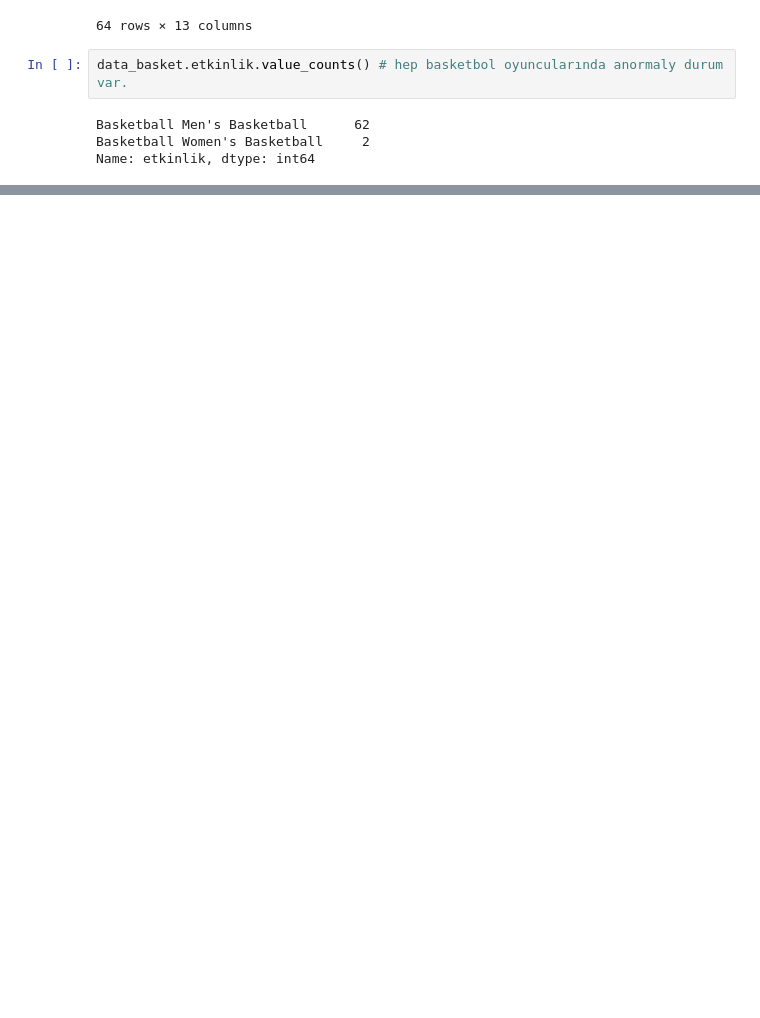
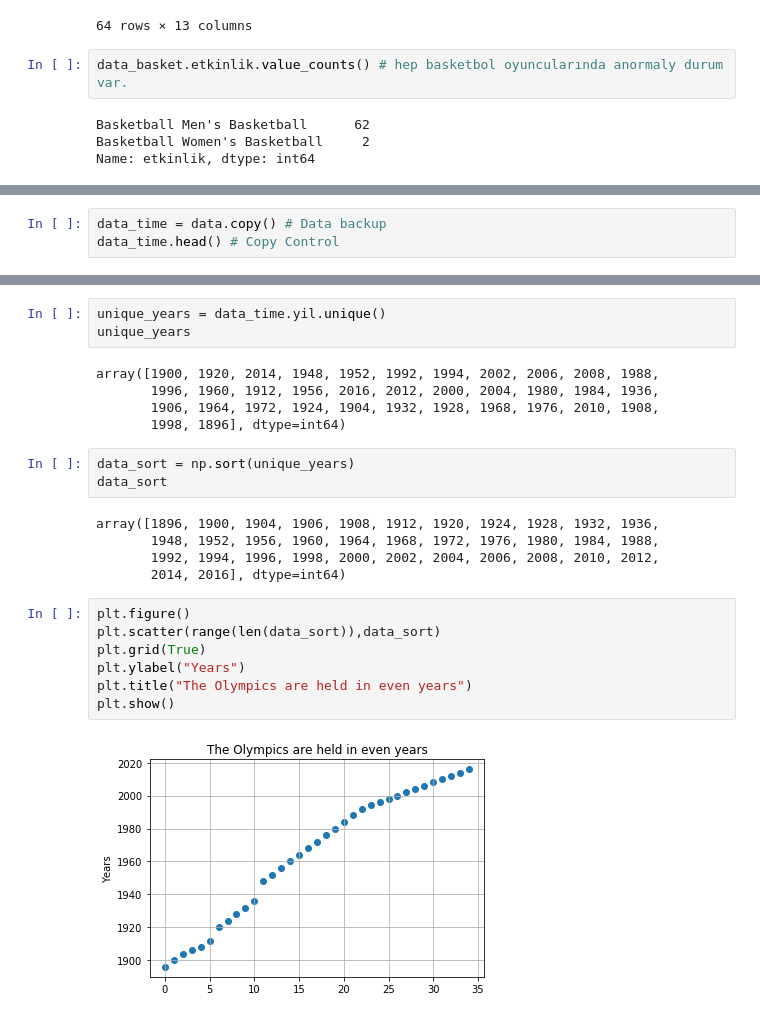
Before and after one commit to muratgoktas/DataScienceWithPython, a Jupyter notebook: OlimpiyatlarVeriSeti.ipynb, the cells around one changed output, grey strips where cells are left out. Drawn from its saved outputs; the diff is of its cells as text; blank space fills up the shorter version.

Commit message:
A-04) New code (In[68] between [74]) added for Time Series Data's Analyse.

```diff
--- a/OlimpiyatlarVeriSeti.ipynb
+++ b/OlimpiyatlarVeriSeti.ipynb
@@ -601,0 +606,3 @@ Name: etkinlik, dtype: int64
+# %%
+data_time = data.copy() # Data backup
+data_time.head() # Copy Control
@@ -601,0 +616,25 @@ Name: etkinlik, dtype: int64
+# %%
+unique_years = data_time.yil.unique()
+unique_years
+# %% [output]
+array([1900, 1920, 2014, 1948, 1952, 1992, 1994, 2002, 2006, 2008, 1988,
+       1996, 1960, 1912, 1956, 2016, 2012, 2000, 2004, 1980, 1984, 1936,
+       1906, 1964, 1972, 1924, 1904, 1932, 1928, 1968, 1976, 2010, 1908,
+       1998, 1896], dtype=int64)
+# %%
+data_sort = np.sort(unique_years)
+data_sort
+# %% [output]
+array([1896, 1900, 1904, 1906, 1908, 1912, 1920, 1924, 1928, 1932, 1936,
+       1948, 1952, 1956, 1960, 1964, 1968, 1972, 1976, 1980, 1984, 1988,
+       1992, 1994, 1996, 1998, 2000, 2002, 2004, 2006, 2008, 2010, 2012,
+       2014, 2016], dtype=int64)
+# %%
+plt.figure()
+plt.scatter(range(len(data_sort)),data_sort)
+plt.grid(True)
+plt.ylabel("Years")
+plt.title("The Olympics are held in even years")
+plt.show()
+# %% [output]
+[figure, added]
```
Also changed, not shown: parts of 5 cells of this notebook.
